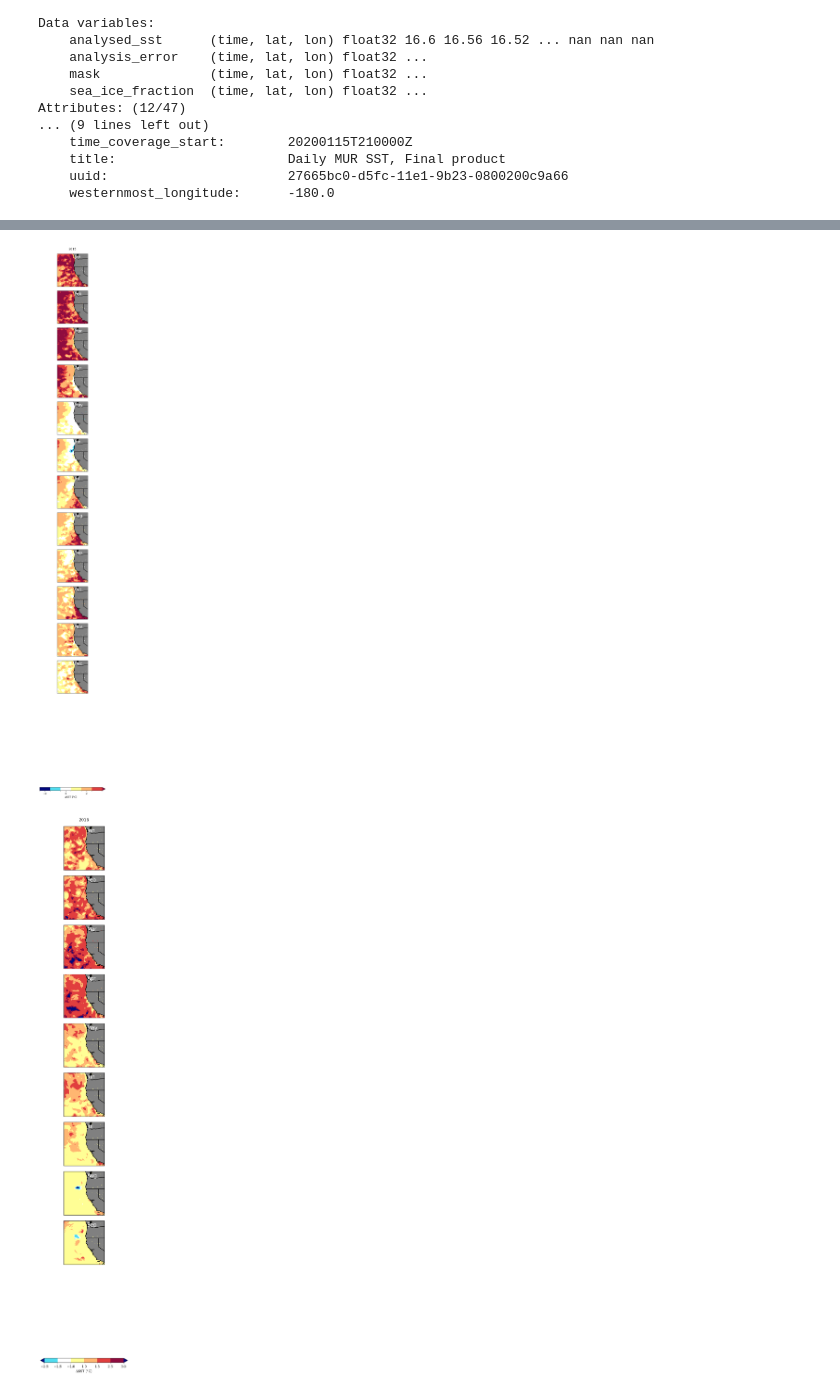
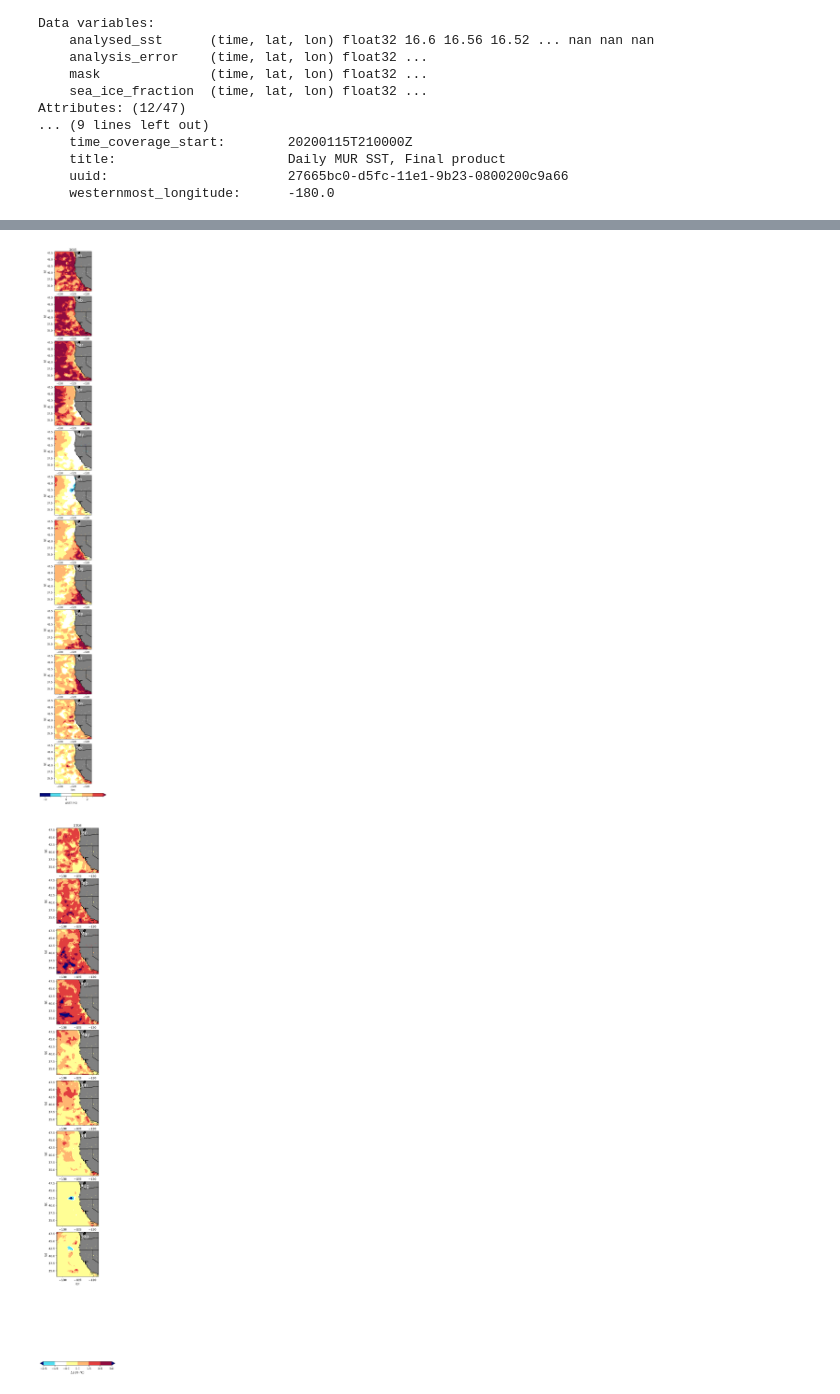
Before and after one commit to UCB-stat-159-s23/hw03-Group16, a Jupyter notebook: climate-Q04.ipynb, the cells around one changed output, grey strips where cells are left out. Cells and saved outputs as stored; diff of their text form; code cells hidden in the pictures.

Commit message:
Changing axis on plots

```diff
--- a/climate-Q04.ipynb
+++ b/climate-Q04.ipynb
@@ -96,10 +109,9 @@ p = sd_2014.plot(col='month', x = 'lon', y = 'lat', col_wrap=1, transform=ccrs.P
                             levels = levels, colors = colors,
                             #cmap="seismic",
                             subplot_kws={'projection': ccrs.PlateCarree()},
-                            cbar_kwargs={'orientation': 'horizontal', 'label' : 'ΔSST (°C)', "ticks":[-2,0,2]});
+                            cbar_kwargs={'orientation': 'horizontal', 'label' : 'ΔSST (°C)', "ticks":[-2,0,2],'pad':0.015});
 #'spacing':'proportional', "ticks":levels
-
-p.fig.suptitle("2014", y = 1, x = 0.5)
+p.fig.suptitle("2014", y = 0.995, x = 0.5)
 titles = ['Jan','Feb', 'Mar', 'Apr', 'May', 'Jun', 'Jul', 'Aug', 'Sep', 'Oct', 'Nov', 'Dec']
 for ax, title in zip(p.axes.flatten(), titles):
     ax.annotate(title, xy = (-124, 46), fontsize = 16, color = "white")
@@ -110,4 +122,6 @@ for ax in p.axes.flat:
     ax.coastlines("10m", color="k")
     ax.add_feature(cfeature.LAND, color="grey")
     ax.add_feature(cfeature.STATES.with_scale("10m"))
+    ax.get_xaxis().set_visible(True)
+    ax.get_yaxis().set_visible(True)
 # %% [output]
@@ -120,9 +134,9 @@ s = sd_2015.plot(col='month', x = 'lon', y = 'lat', col_wrap=1, transform=ccrs.P
                             #vmin=-3, vmax=3,
                             #cmap="seismic",
                             subplot_kws={'projection': ccrs.PlateCarree()},
-                            cbar_kwargs={'orientation': 'horizontal', 'label' : 'ΔSST (°C)', "ticks":[-2,0,2]});
+                            cbar_kwargs={'orientation': 'horizontal', 'label' : 'ΔSST (°C)', "ticks":[-2,0,2], 'pad':0.015});
 
-s.fig.suptitle("2015", y = 1, x = 0.5)
+s.fig.suptitle("2015", y = 0.995, x = 0.5)
 titles = ['Jan','Feb', 'Mar', 'Apr', 'May', 'Jun', 'Jul', 'Aug', 'Sep', 'Oct', 'Nov', 'Dec']
 for ax, title in zip(s.axes.flatten(), titles):
     ax.annotate(title, xy = (-124, 46), fontsize = 16, color = "white")
@@ -133,30 +147,34 @@ for ax in s.axes.flat:
     ax.coastlines("10m", color="k")
     ax.add_feature(cfeature.LAND, color="grey")
     ax.add_feature(cfeature.STATES.with_scale("10m"))
+    ax.get_xaxis().set_visible(True)
+    ax.get_yaxis().set_visible(True)
 # %% [output]
-[figure, old version]
+[figure, new version]
 # %%
 levels = [-2.5, -1.5, -1, 1, 1.5,2.5,3]
 colors = ["#00087E", "#50DDF0", "#FFFFFF", "#FFFE95", "#FFB671", "#E13E3E" , "#900C3F"]
 t = sd_2016.plot(col='month', x = 'lon', y = 'lat', col_wrap=1, transform=ccrs.PlateCarree(),
                             #vmin=-3, vmax=3,
                             levels = levels, colors = colors,
                             #cmap="seismic",
                             subplot_kws={'projection': ccrs.PlateCarree()},
-                            cbar_kwargs={'orientation': 'horizontal', 'label' : 'ΔSST (°C)'});
+                            cbar_kwargs={'orientation': 'horizontal', 'label' : 'ΔSST (°C)', "anchor": (1.0,0.0),'pad':0.015});
 
-t.fig.suptitle("2016", y = 1, x = 0.5)
+t.fig.suptitle("2016", y = 0.995, x = 0.5)
 titles = ['Jan','Feb', 'Mar', 'Apr', 'May', 'Jun', 'Jul', 'Aug', 'Sep']
 for ax, title in zip(t.axes.flatten(), titles):
     ax.annotate(title, xy = (-124, 46), fontsize = 16, color = "white")
     ax.set_title(" ", fontsize=12)
 
 for ax in t.axes.flat:
     ax.add_feature(cfeature.BORDERS)
     ax.coastlines("10m", color="k")
     ax.add_feature(cfeature.LAND, color="grey")
     ax.add_feature(cfeature.STATES.with_scale("10m"))
+    ax.get_xaxis().set_visible(True)
+    ax.get_yaxis().set_visible(True)
 # %% [output]
-[figure, old version]
+[figure, new version]
 # %%
 #TO DO:
```
Also changed, not shown: parts of 3 cells of this notebook.
